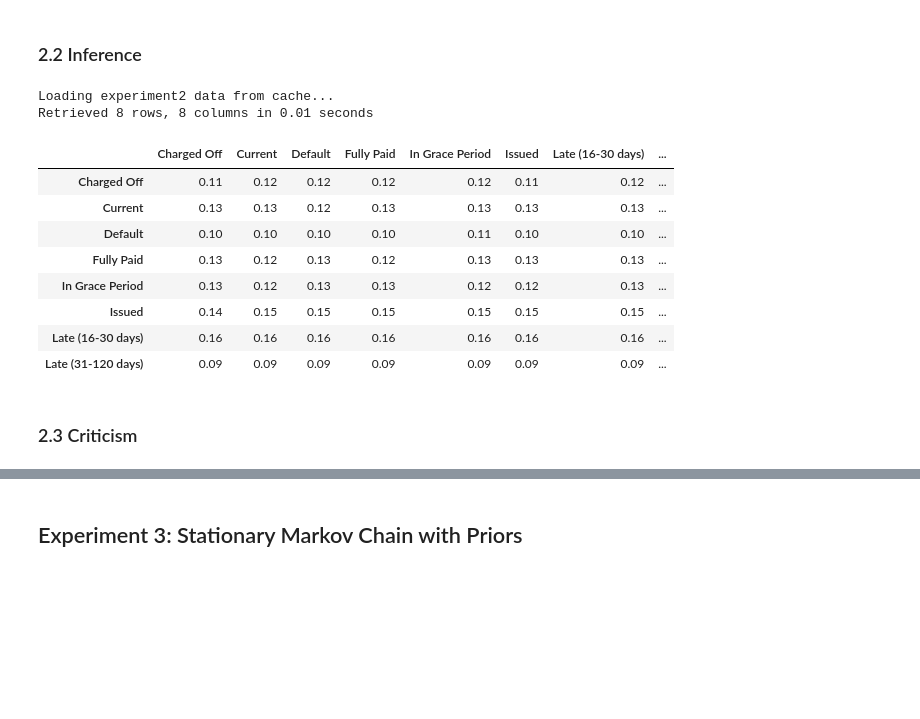
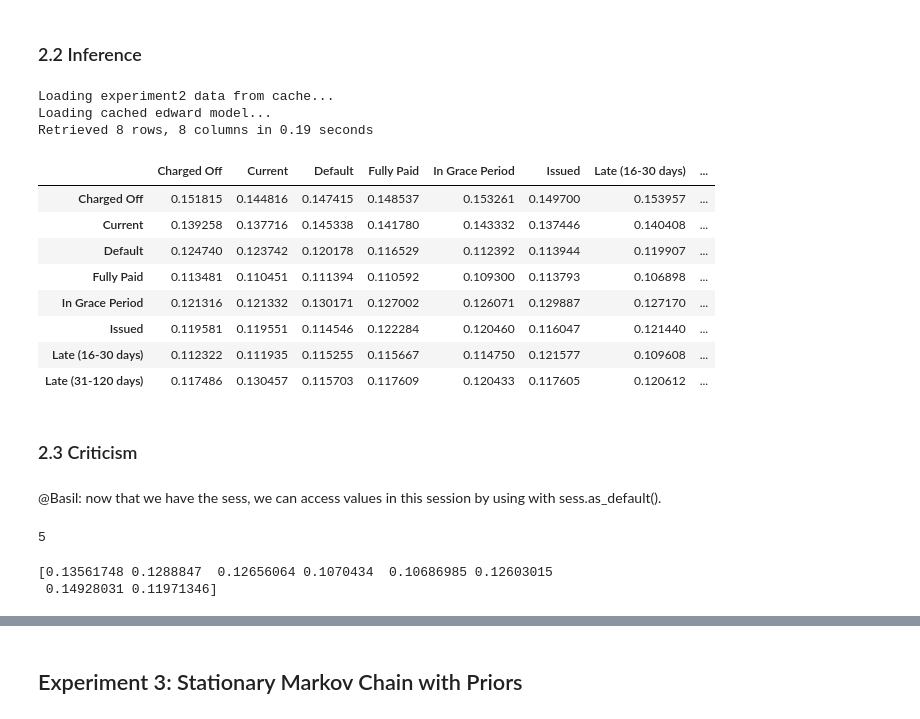
Before and after one commit to basilvetas/lending-club-analysis, a Jupyter notebook: final-project/notebooks/final-project-basil.ipynb, the cells around one changed output, grey strips where cells are left out. Drawn from its saved outputs; the diff is of its cells as text; code cells hidden in the pictures; blank space fills up the shorter version.

```diff
--- a/final-project/notebooks/final-project-basil.ipynb
+++ b/final-project/notebooks/final-project-basil.ipynb
@@ -116,18 +222,36 @@ x, T = build_mc_no_priors(n_states, chain_len)
 # %% [markdown]
 ### 2.2 Inference
 # %%
-infer_mc_no_priors(x_train, x, T, n_states, chain_len)
+inferred_T, sess, T, qx = infer_mc_no_priors(x_train, x, T, n_states, chain_len)
 # %% [output]
 Loading experiment2 data from cache...
-Retrieved 8 rows, 8 columns in 0.01 seconds
+Loading cached edward model...
+Retrieved 8 rows, 8 columns in 0.19 seconds
-|  | Charged Off | Current | Default | Fully Paid | In Grace Period | Issued | Late (16-30 days) | ... |
-| Charged Off | 0.11 | 0.12 | 0.12 | 0.12 | 0.12 | 0.11 | 0.12 | ... |
-| Current | 0.13 | 0.13 | 0.12 | 0.13 | 0.13 | 0.13 | 0.13 | ... |
-| Default | 0.10 | 0.10 | 0.10 | 0.10 | 0.11 | 0.10 | 0.10 | ... |
-| Fully Paid | 0.13 | 0.12 | 0.13 | 0.12 | 0.13 | 0.13 | 0.13 | ... |
-| In Grace Period | 0.13 | 0.12 | 0.13 | 0.13 | 0.12 | 0.12 | 0.13 | ... |
-| Issued | 0.14 | 0.15 | 0.15 | 0.15 | 0.15 | 0.15 | 0.15 | ... |
-| Late (16-30 days) | 0.16 | 0.16 | 0.16 | 0.16 | 0.16 | 0.16 | 0.16 | ... |
-| Late (31-120 days) | 0.09 | 0.09 | 0.09 | 0.09 | 0.09 | 0.09 | 0.09 | ... |
+# %%
+inferred_T
+# %% [output]
+|  | Charged Off | Current | Default | Fully Paid | In Grace Period | Issued | Late (16-30 days) | ... |
+| Charged Off | 0.151815 | 0.144816 | 0.147415 | 0.148537 | 0.153261 | 0.149700 | 0.153957 | ... |
+| Current | 0.139258 | 0.137716 | 0.145338 | 0.141780 | 0.143332 | 0.137446 | 0.140408 | ... |
+| Default | 0.124740 | 0.123742 | 0.120178 | 0.116529 | 0.112392 | 0.113944 | 0.119907 | ... |
+| Fully Paid | 0.113481 | 0.110451 | 0.111394 | 0.110592 | 0.109300 | 0.113793 | 0.106898 | ... |
+| In Grace Period | 0.121316 | 0.121332 | 0.130171 | 0.127002 | 0.126071 | 0.129887 | 0.127170 | ... |
+| Issued | 0.119581 | 0.119551 | 0.114546 | 0.122284 | 0.120460 | 0.116047 | 0.121440 | ... |
+| Late (16-30 days) | 0.112322 | 0.111935 | 0.115255 | 0.115667 | 0.114750 | 0.121577 | 0.109608 | ... |
+| Late (31-120 days) | 0.117486 | 0.130457 | 0.115703 | 0.117609 | 0.120433 | 0.117605 | 0.120612 | ... |
 # %% [markdown]
 ### 2.3 Criticism
+# %% [markdown]
+@Basil: now that we have the sess, we can access values in this session by using with sess.as_default().
+# %%
+# sampling new states:
+with sess.as_default():
+    print(sess.run(qx[0].sample()))
+# %% [output]
+5
+# %%
+with sess.as_default():
+    print(sess.run(qx[10].probs))
+# %% [output]
+[0.13561748 0.1288847  0.12656064 0.1070434  0.10686985 0.12603015
+ 0.14928031 0.11971346]
```
Also changed, not shown: parts of 34 cells of this notebook, 4 other files.
